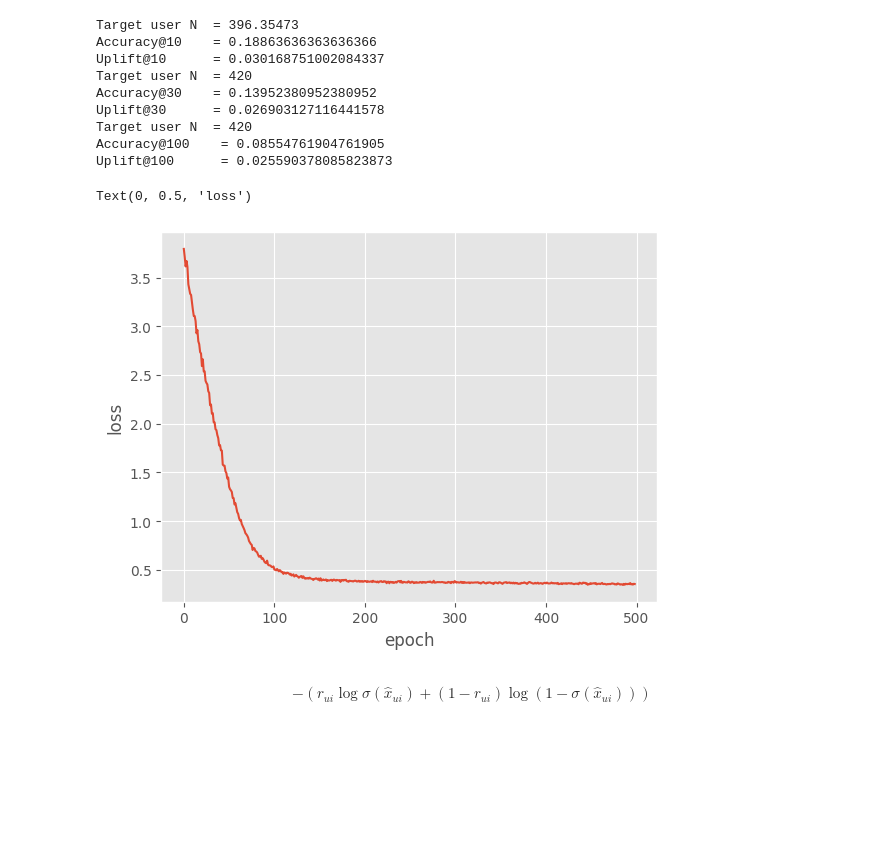
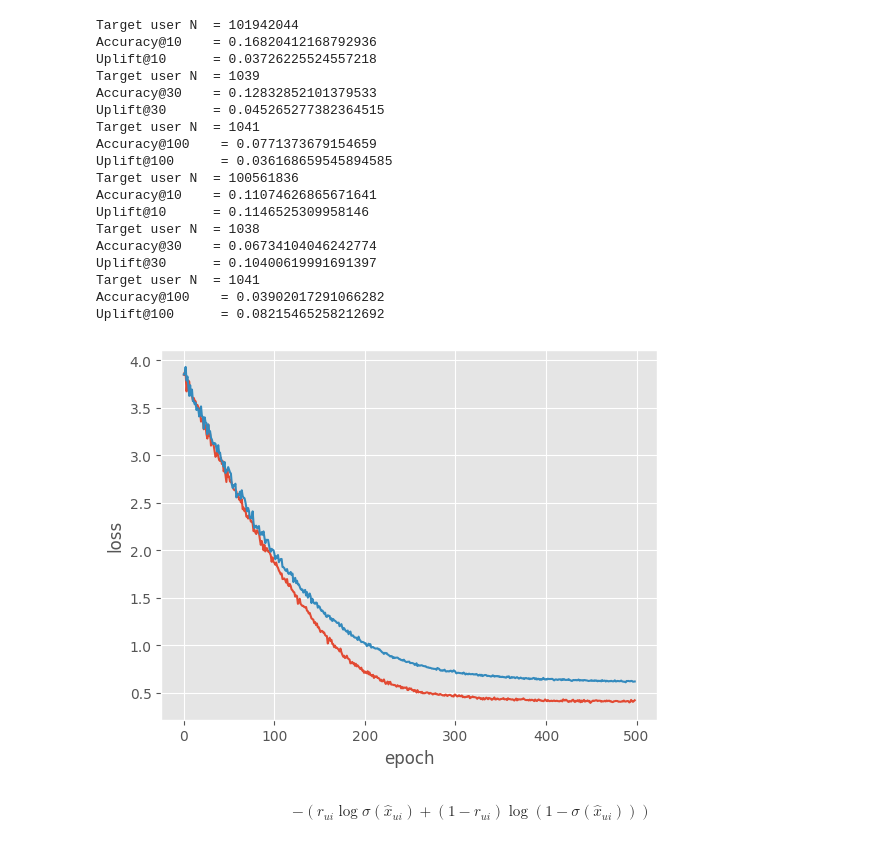
Before and after one commit to tishii2479/my-master-project, a Jupyter notebook: proj-03/train.ipynb, the cells around one changed output. Saved outputs shown, nothing was run; the diff lists cells and outputs as text; code cells hidden in the pictures; blank space fills up the shorter version.

```diff
--- a/proj-03/train.ipynb
+++ b/proj-03/train.ipynb
@@ -197,18 +197,18 @@ def train(args: Args) -> tuple[np.ndarray, np.ndarray, list[float]]:
 
     return X_u, X_v, losses
 # %%
-alphas = np.linspace(0.0, 1.0, 6)
-accuracys, uplifts = [], []
+# alphas = np.linspace(0.0, 1.0, 6)
+# accuracys, uplifts = [], []
 
-for alpha in alphas:
-    args = Args()
-    args.alpha = alpha
-    X_u, X_v, losses = train(args=args)
-    accuracy, uplift = eval(X_u=X_u, X_v=X_v, k=30, args=args)
-    accuracys.append(accuracy)
-    uplifts.append(uplift)
+# for alpha in alphas:
+#     args = Args()
+#     args.alpha = alpha
+#     X_u, X_v, losses = train(args=args)
+#     accuracy, uplift = eval(X_u=X_u, X_v=X_v, k=30, args=args)
+#     accuracys.append(accuracy)
+#     uplifts.append(uplift)
 
-plt.plot(alphas, uplifts, label="UpLift")
-plt.plot(alphas, accuracys, label="Accuracy")
-plt.xlabel("alpha")
-plt.legend()
+# plt.plot(alphas, uplifts, label="UpLift")
+# plt.plot(alphas, accuracys, label="Accuracy")
+# plt.xlabel("alpha")
+# plt.legend()
@@ -234,24 +215,33 @@ Uplift@30      = 0.038384559275583534
 # %%
-args = Args(sampling="rmf")
-X_u, X_v, losses = train(args)
-for k in [10, 30, 100]:
-    eval(X_u, X_v, k=k, args=args)
+for sampling in ["rmf", "ulrmf"]:
+    args = Args(sampling=sampling)
+    X_u, X_v, losses = train(args)
+    for k in [10, 30, 100]:
+        eval(X_u, X_v, k=k, args=args)
 
-plt.plot([sum(losses[i : i + args.step_size]) / args.step_size for i in range(args.step_size, args.epochs, args.step_size)])
-plt.xlabel("epoch")
-plt.ylabel("loss")
+    plt.plot([sum(losses[i : i + args.step_size]) / args.step_size for i in range(args.step_size, args.epochs, args.step_size)])
+    plt.xlabel("epoch")
+    plt.ylabel("loss")
 # %% [output]
-Target user N  = 396.35473
-Accuracy@10    = 0.18863636363636366
-Uplift@10      = 0.030168751002084337
-Target user N  = 420
-Accuracy@30    = 0.13952380952380952
-Uplift@30      = 0.026903127116441578
-Target user N  = 420
-Accuracy@100    = 0.08554761904761905
-Uplift@100      = 0.025590378085823873
+Target user N  = 101942044
+Accuracy@10    = 0.16820412168792936
+Uplift@10      = 0.03726225524557218
+Target user N  = 1039
+Accuracy@30    = 0.12832852101379533
+Uplift@30      = 0.045265277382364515
+Target user N  = 1041
+Accuracy@100    = 0.0771373679154659
+Uplift@100      = 0.036168659545894585
+Target user N  = 100561836
+Accuracy@10    = 0.11074626865671641
+Uplift@10      = 0.1146525309958146
+Target user N  = 1038
+Accuracy@30    = 0.06734104046242774
+Uplift@30      = 0.10400619991691397
+Target user N  = 1041
+Accuracy@100    = 0.03902017291066282
+Uplift@100      = 0.08215465258212692
-Text(0, 0.5, 'loss')
-[figure, old version]
+[figure, new version]
 # %%
 # np.save("./model/ulrmf_X_u_alpha=06.npy", X_u)
 # np.save("./model/ulrmf_X_v_alpha=06.npy", X_v)
```
Also changed, not shown: parts of 5 cells of this notebook, 3 other files.
